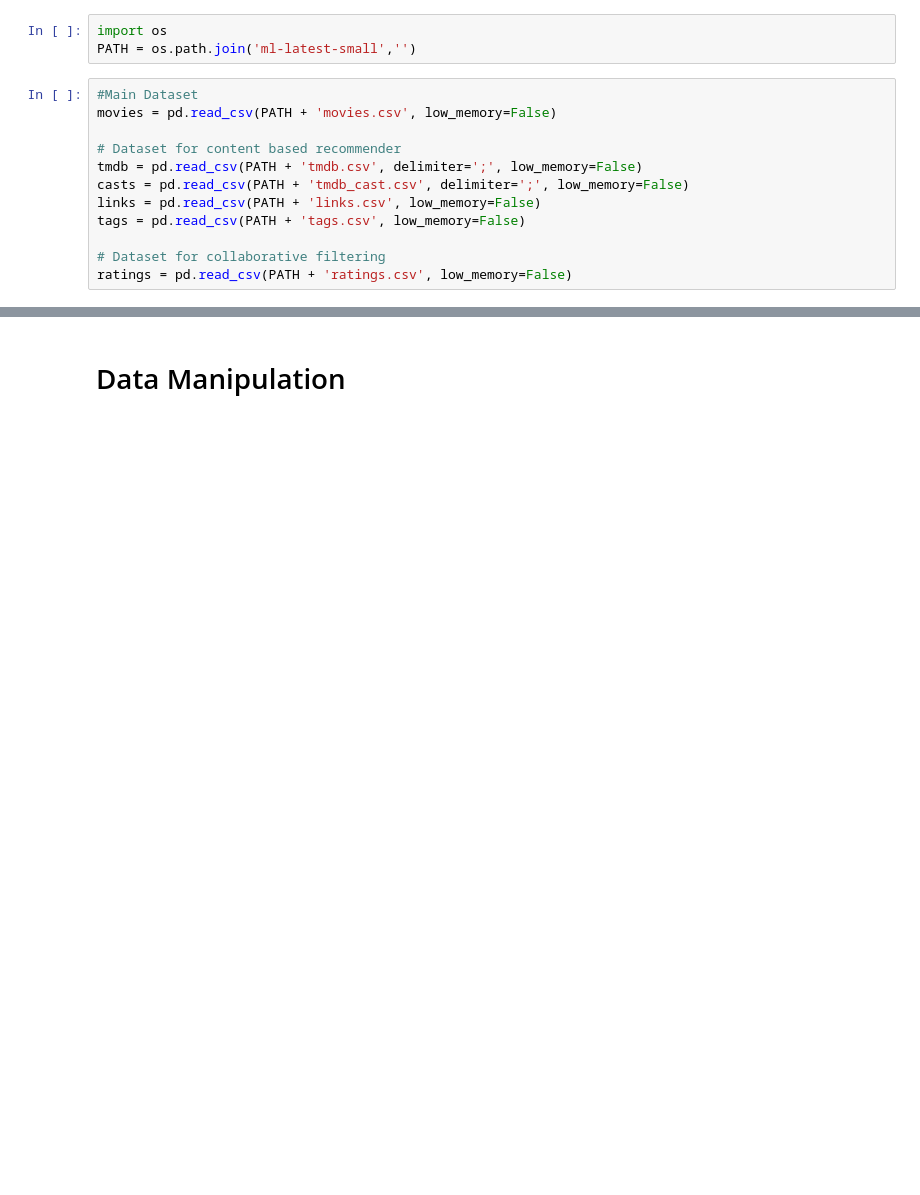
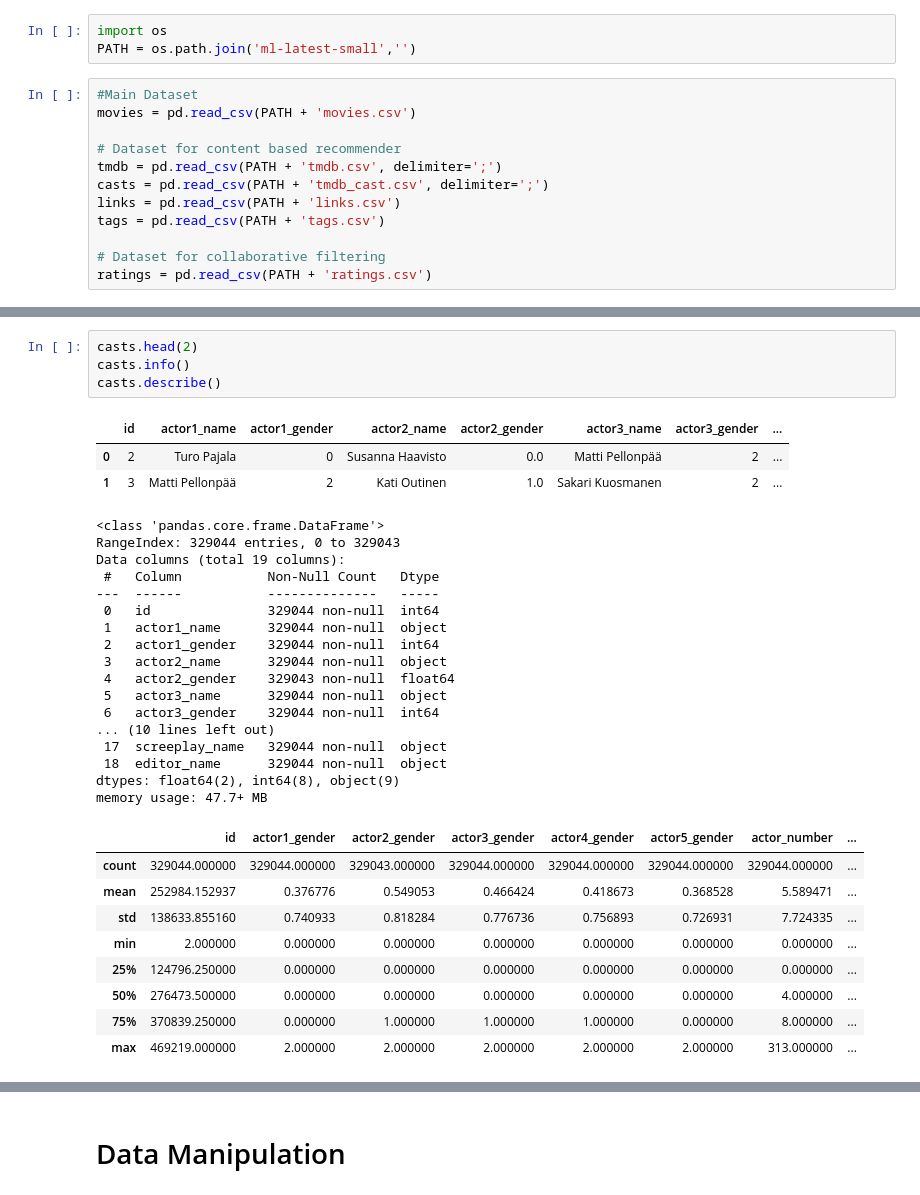
Before and after one commit to brianmai/Movie-Recommender-System, a Jupyter notebook: STAT684 Movie Recommender System Final.ipynb, the cells around one changed output, grey strips where cells are left out. Drawn from its saved outputs; the diff is of its cells as text; blank space fills up the shorter version.

```diff
--- a/STAT684 Movie Recommender System Final.ipynb
+++ b/STAT684 Movie Recommender System Final.ipynb
@@ -21,13 +23,13 @@ import os
 PATH = os.path.join('ml-latest-small','')
 # %%
 #Main Dataset
-movies = pd.read_csv(PATH + 'movies.csv', low_memory=False)
+movies = pd.read_csv(PATH + 'movies.csv')
 
 # Dataset for content based recommender
-tmdb = pd.read_csv(PATH + 'tmdb.csv', delimiter=';', low_memory=False)
-casts = pd.read_csv(PATH + 'tmdb_cast.csv', delimiter=';', low_memory=False)
-links = pd.read_csv(PATH + 'links.csv', low_memory=False)
-tags = pd.read_csv(PATH + 'tags.csv', low_memory=False)
+tmdb = pd.read_csv(PATH + 'tmdb.csv', delimiter=';')
+casts = pd.read_csv(PATH + 'tmdb_cast.csv', delimiter=';')
+links = pd.read_csv(PATH + 'links.csv')
+tags = pd.read_csv(PATH + 'tags.csv')
 
 # Dataset for collaborative filtering
-ratings = pd.read_csv(PATH + 'ratings.csv', low_memory=False)
+ratings = pd.read_csv(PATH + 'ratings.csv')
@@ -33,0 +65,34 @@ ratings = pd.read_csv(PATH + 'ratings.csv', low_memory=False)
+# %%
+casts.head(2)
+casts.info()
+casts.describe()
+# %% [output]
+|  | id | actor1_name | actor1_gender | actor2_name | actor2_gender | actor3_name | actor3_gender | ... |
+| 0 | 2 | Turo Pajala | 0 | Susanna Haavisto | 0.0 | Matti Pellonpää | 2 | ... |
+| 1 | 3 | Matti Pellonpää | 2 | Kati Outinen | 1.0 | Sakari Kuosmanen | 2 | ... |
+<class 'pandas.core.frame.DataFrame'>
+RangeIndex: 329044 entries, 0 to 329043
+Data columns (total 19 columns):
+ #   Column           Non-Null Count   Dtype
+---  ------           --------------   -----
+ 0   id               329044 non-null  int64
+ 1   actor1_name      329044 non-null  object
+ 2   actor1_gender    329044 non-null  int64
+ 3   actor2_name      329044 non-null  object
+ 4   actor2_gender    329043 non-null  float64
+ 5   actor3_name      329044 non-null  object
+ 6   actor3_gender    329044 non-null  int64
+... (10 lines left out)
+ 17  screeplay_name   329044 non-null  object
+ 18  editor_name      329044 non-null  object
+dtypes: float64(2), int64(8), object(9)
+memory usage: 47.7+ MB
+|  | id | actor1_gender | actor2_gender | actor3_gender | actor4_gender | actor5_gender | actor_number | ... |
+| count | 329044.000000 | 329044.000000 | 329043.000000 | 329044.000000 | 329044.000000 | 329044.000000 | 329044.000000 | ... |
+| mean | 252984.152937 | 0.376776 | 0.549053 | 0.466424 | 0.418673 | 0.368528 | 5.589471 | ... |
+| std | 138633.855160 | 0.740933 | 0.818284 | 0.776736 | 0.756893 | 0.726931 | 7.724335 | ... |
+| min | 2.000000 | 0.000000 | 0.000000 | 0.000000 | 0.000000 | 0.000000 | 0.000000 | ... |
+| 25% | 124796.250000 | 0.000000 | 0.000000 | 0.000000 | 0.000000 | 0.000000 | 0.000000 | ... |
+| 50% | 276473.500000 | 0.000000 | 0.000000 | 0.000000 | 0.000000 | 0.000000 | 4.000000 | ... |
+| 75% | 370839.250000 | 0.000000 | 1.000000 | 1.000000 | 1.000000 | 0.000000 | 8.000000 | ... |
+| max | 469219.000000 | 2.000000 | 2.000000 | 2.000000 | 2.000000 | 2.000000 | 313.000000 | ... |
```
Also changed, not shown: parts of 9 cells of this notebook.
